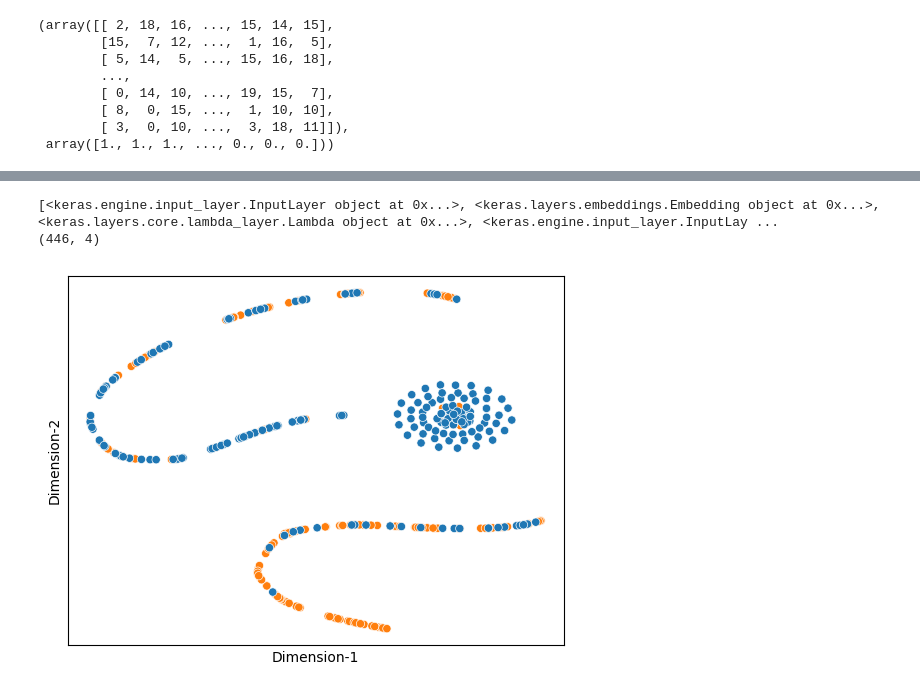
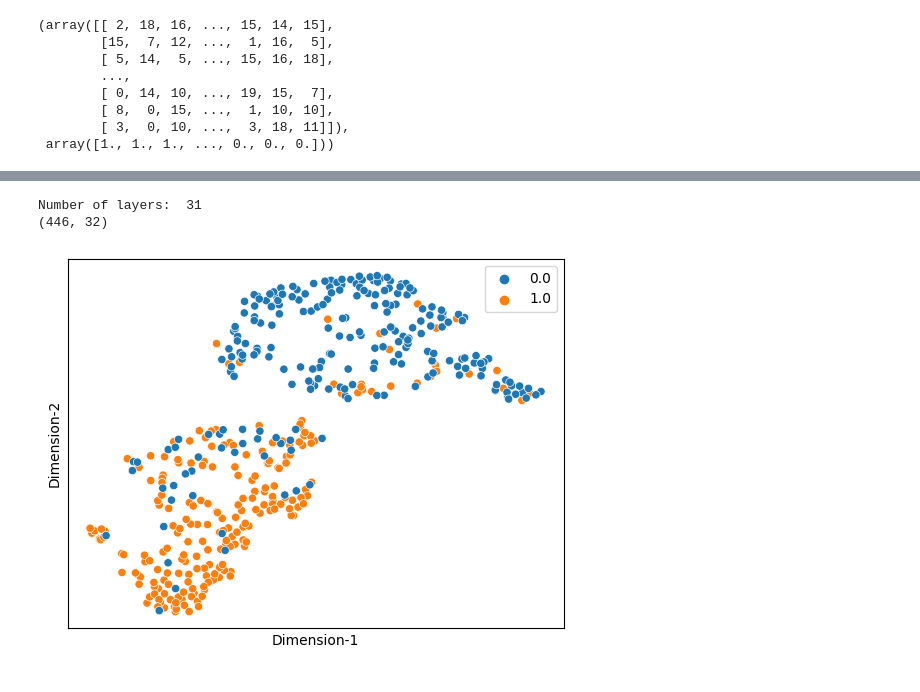
Before and after one commit to anuprulez/transformer_dephosphorylation, a Jupyter notebook: notebooks/train_prot_t5_ffn.ipynb, the cells around one changed output, grey strips where cells are left out. Drawn from its saved outputs; the diff is of its cells as text; code cells hidden in the pictures.

```diff
--- a/notebooks/train_prot_t5_ffn.ipynb
+++ b/notebooks/train_prot_t5_ffn.ipynb
@@ -759,45 +790,42 @@ import pandas as pd
 import seaborn as sns
 import h5py
 
-#ANN_model = load_model("../models/composite_model.h5")
 
-print(stacked_model.layers, len(stacked_model.layers))
+print("Number of layers: ", len(stacked_model.layers))
 
 # create truncated model
 truncated_ANN_model = Model(inputs=stacked_model.input,
-                                 outputs=stacked_model.get_layer(index=19).output)
+                                 outputs=stacked_model.get_layer(index=25).output) #20
 
-hidden_features = truncated_ANN_model.predict([X_test_CNN, X_test_CNN])
+hidden_features = truncated_ANN_model.predict([X_test_CNN, X_test_full_ST_embedding, X_test_CNN])
 
 print(hidden_features.shape)
 
 df = pd.DataFrame()
 df['Target'] = test_ST_labels
 # %% [output]
-[<keras.engine.input_layer.InputLayer object at 0x...>, <keras.layers.embeddings.Embedding object at 0x...>, <keras.layers.core.lambda_layer.Lambda object at 0x...>, <keras.engine.input_layer.InputLay ...
-(446, 4)
+Number of layers:  31
+(446, 32)
 # %%
-m = TSNE(learning_rate = 2, perplexity = 15) #learning_rate = 10, perplexity=30
+m = TSNE(learning_rate = 5, perplexity = 30) #learning_rate = 10, perplexity=30
 tsne_features = m.fit_transform(hidden_features)
 df['Dimension-1'] = tsne_features[:,0]
 df['Dimension-2'] = tsne_features[:,1]
 
 sns.scatterplot(x="Dimension-1", y="Dimension-2", hue='Target',data=df)
 plt.tick_params(top=False,
                bottom=False,
                left=False,
                right=False,
                labelleft=False,
                labelbottom=False)
 
-# plt.axis('off')
-# plt.set_xlabel('Subplot 1')
-plt.legend().set_visible(False)
+plt.legend().set_visible(True)
 filename = "TSNE_ANN_protT5.png"
-plt.savefig(filename,dpi=1600,bbox_inches='tight')
+plt.savefig(filename, dpi=150, bbox_inches='tight')
 plt.show()
 # %% [output]
-[figure, old version]
+[figure, new version]
 # %%
 from umap import UMAP
 from matplotlib.pyplot import figure
```
Also changed, not shown: parts of 10 cells of this notebook, 1 other file.
